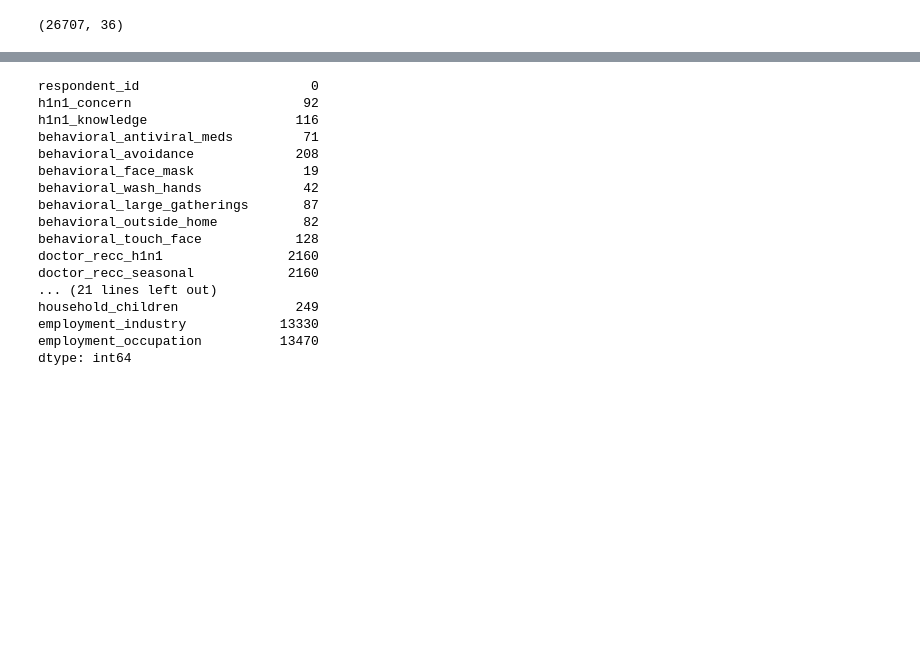
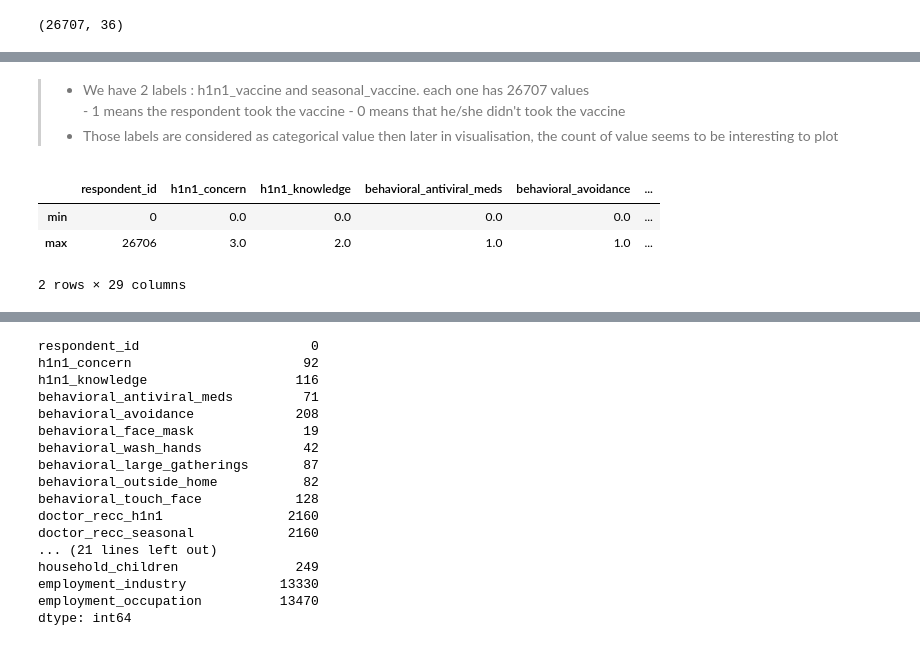
Before and after one commit to vivien-DSA/Flu-Shot-Learning-Predict-H1N1-and-Seasonal-Flu-Vaccines, a Jupyter notebook: Prediction using Neural Network.ipynb, the cells around one changed output, grey strips where cells are left out. Saved outputs shown, nothing was run; the diff lists cells and outputs as text; code cells hidden in the pictures; blank space fills up the shorter version.

```diff
--- a/Data Analysis.ipynb
+++ b/Prediction using Neural Network.ipynb
@@ -56,0 +127,12 @@ training_features.shape
+# %% [markdown]
+>- We have 2 labels : h1n1_vaccine and seasonal_vaccine. each one has 26707 values <br>
+    - 1 means the respondent took the vaccine
+    - 0 means that he/she didn't took the vaccine
+>- Those labels are considered as categorical value then later in visualisation, the count of value seems to be interesting to plot
+# %%
+pd.DataFrame([training_features.min(), training_features.max()], index=["min","max"])
+# %% [output]
+|  | respondent_id | h1n1_concern | h1n1_knowledge | behavioral_antiviral_meds | behavioral_avoidance | ... |
+| min | 0 | 0.0 | 0.0 | 0.0 | 0.0 | ... |
+| max | 26706 | 3.0 | 2.0 | 1.0 | 1.0 | ... |
+2 rows × 29 columns
```
Also changed, not shown: parts of 24 cells of this notebook.
